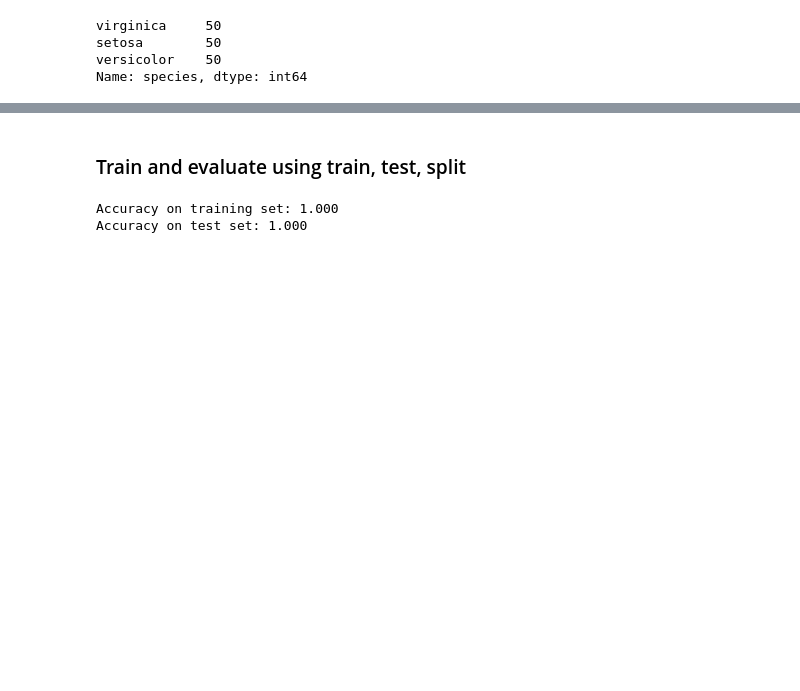
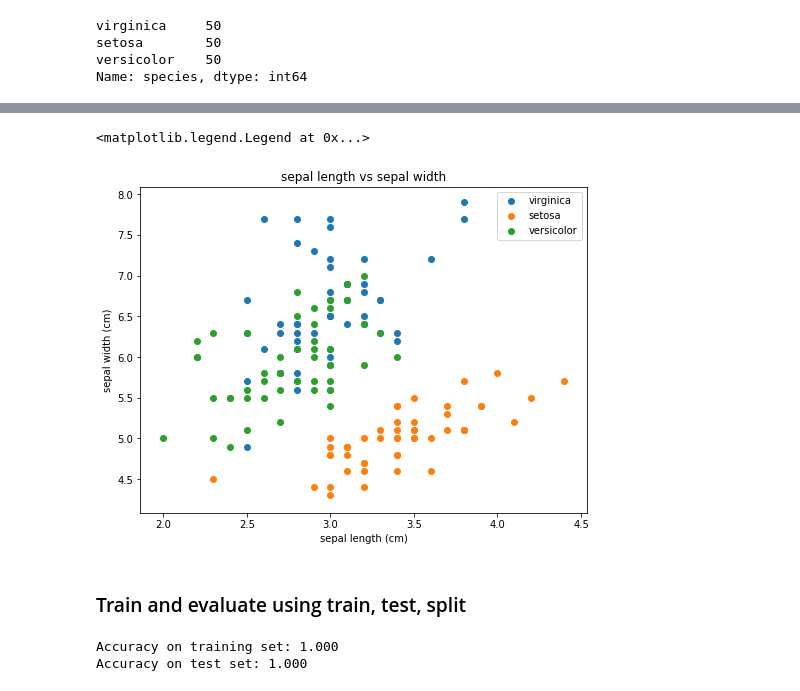
Before and after one commit to felixtan/decision-tree-classification-iris, a Jupyter notebook: iris.ipynb, the cells around one changed output, grey strips where cells are left out. Saved outputs shown, nothing was run; the diff lists cells and outputs as text; code cells hidden in the pictures; blank space fills up the shorter version.

```diff
--- a/iris.ipynb
+++ b/iris.ipynb
@@ -35,3 +61,18 @@ X = df.drop(columns=['species'])
+# %%
+fig, ax = plt.subplots(figsize=(8, 6))
+ax.set_xlabel('sepal length (cm)')
+ax.set_ylabel('sepal width (cm)')
+ax.set_title('sepal length vs sepal width')
+
+for species in ['virginica', 'setosa', 'versicolor']:
+    x = df[df['species'] == species]['sepal_width']
+    y = df[df['species'] == species]['sepal_length']
+    ax.scatter(x, y, label=species)
+
+plt.legend()
+# %% [output]
+<matplotlib.legend.Legend at 0x...>
+[figure, added]
 # %% [markdown]
 ### Train and evaluate using train, test, split
 # %%
```
Also changed, not shown: parts of 23 cells of this notebook.
